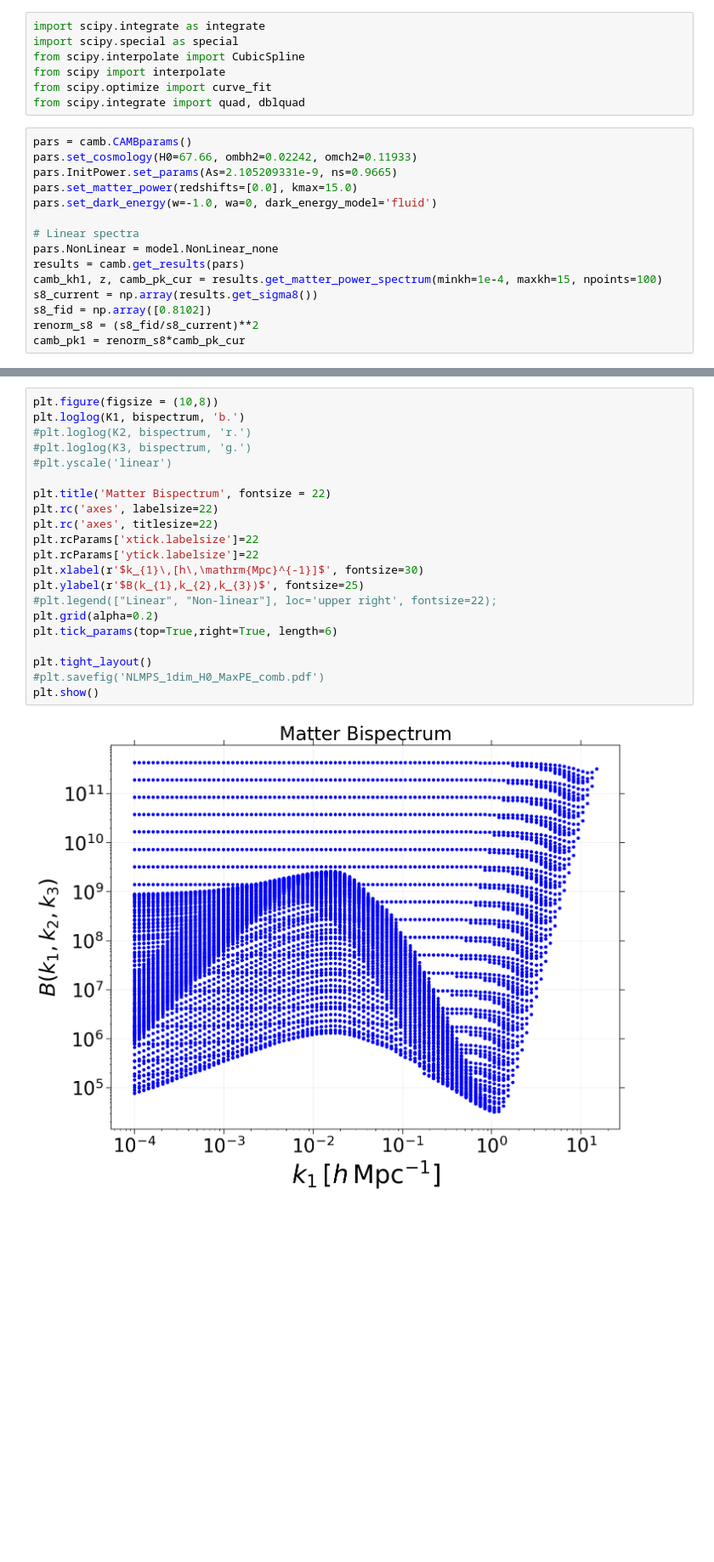
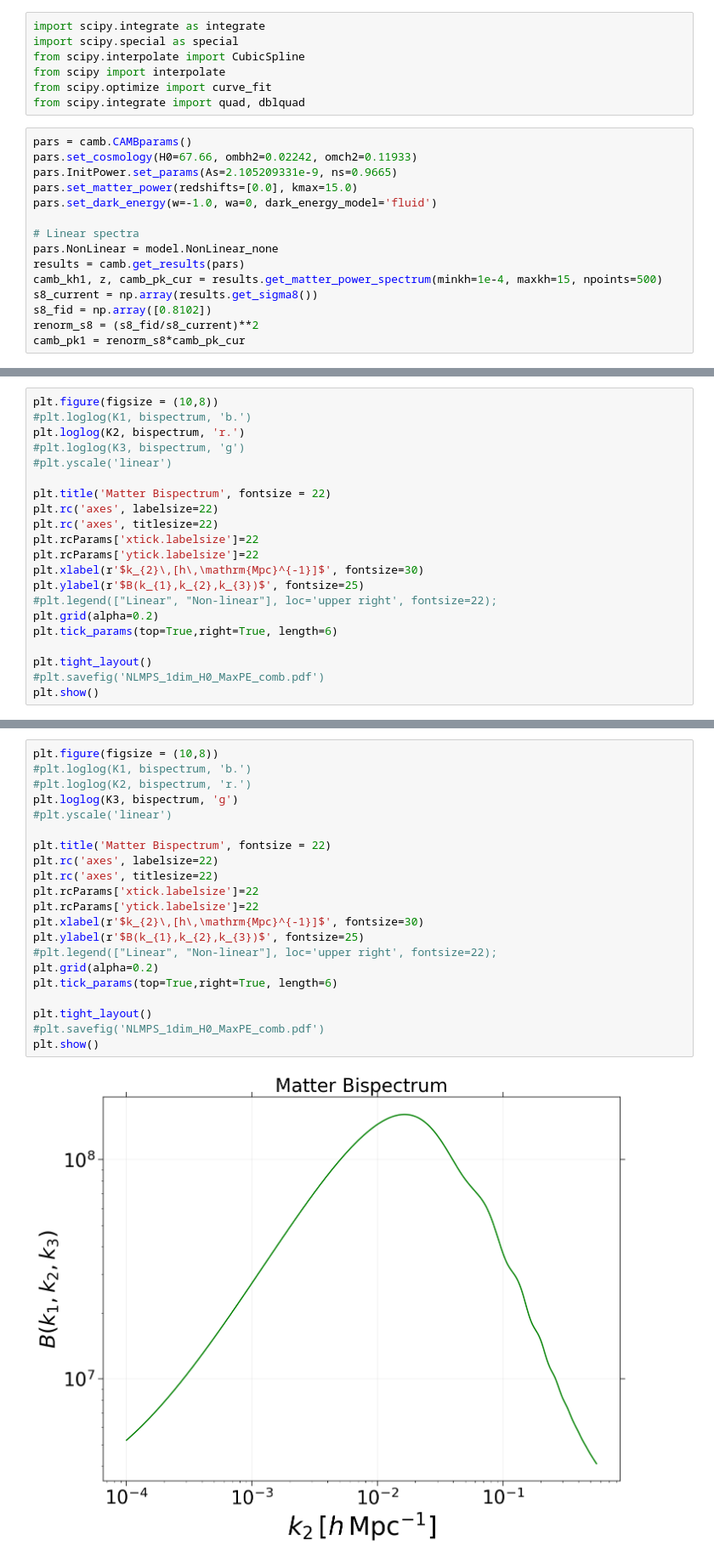
Before and after one commit to MSN64/Cosmo_Internship, a Jupyter notebook: Bispectrum/bispectrum.ipynb, the cells around one changed output, grey strips where cells are left out. Shown: that part at 85% size. Saved outputs shown, nothing was run; the diff lists cells and outputs as text; blank space fills up the shorter version.

```diff
--- a/Bispectrum/bispectrum.ipynb
+++ b/Bispectrum/bispectrum.ipynb
@@ -51,7 +51,7 @@ pars.set_dark_energy(w=-1.0, wa=0, dark_energy_model='fluid')
 # Linear spectra
 pars.NonLinear = model.NonLinear_none
 results = camb.get_results(pars)
-camb_kh1, z, camb_pk_cur = results.get_matter_power_spectrum(minkh=1e-4, maxkh=15, npoints=100)
+camb_kh1, z, camb_pk_cur = results.get_matter_power_spectrum(minkh=1e-4, maxkh=15, npoints=500)
 s8_current = np.array(results.get_sigma8())
 s8_fid = np.array([0.8102])
 renorm_s8 = (s8_fid/s8_current)**2
@@ -112,0 +214,21 @@ print(np.shape(bispectrum))
+# %%
+plt.figure(figsize = (10,8))
+#plt.loglog(K1, bispectrum, 'b.')
+plt.loglog(K2, bispectrum, 'r.')
+#plt.loglog(K3, bispectrum, 'g')
+#plt.yscale('linear')
+
+plt.title('Matter Bispectrum', fontsize = 22)
+plt.rc('axes', labelsize=22)
+plt.rc('axes', titlesize=22)
+plt.rcParams['xtick.labelsize']=22
+plt.rcParams['ytick.labelsize']=22
+plt.xlabel(r'$k_{2}\,[h\,\mathrm{Mpc}^{-1}]$', fontsize=30)
+plt.ylabel(r'$B(k_{1},k_{2},k_{3})$', fontsize=25)
+#plt.legend(["Linear", "Non-linear"], loc='upper right', fontsize=22);
+plt.grid(alpha=0.2)
+plt.tick_params(top=True,right=True, length=6)
+
+plt.tight_layout()
+#plt.savefig('NLMPS_1dim_H0_MaxPE_comb.pdf')
+plt.show()
@@ -131,23 +321,23 @@ print(bispectrum[-1])
 # %%
 plt.figure(figsize = (10,8))
-plt.loglog(K1, bispectrum, 'b.')
+#plt.loglog(K1, bispectrum, 'b.')
 #plt.loglog(K2, bispectrum, 'r.')
-#plt.loglog(K3, bispectrum, 'g.')
+plt.loglog(K3, bispectrum, 'g')
 #plt.yscale('linear')
 
 plt.title('Matter Bispectrum', fontsize = 22)
 plt.rc('axes', labelsize=22)
 plt.rc('axes', titlesize=22)
 plt.rcParams['xtick.labelsize']=22
 plt.rcParams['ytick.labelsize']=22
-plt.xlabel(r'$k_{1}\,[h\,\mathrm{Mpc}^{-1}]$', fontsize=30)
+plt.xlabel(r'$k_{2}\,[h\,\mathrm{Mpc}^{-1}]$', fontsize=30)
 plt.ylabel(r'$B(k_{1},k_{2},k_{3})$', fontsize=25)
 #plt.legend(["Linear", "Non-linear"], loc='upper right', fontsize=22);
 plt.grid(alpha=0.2)
 plt.tick_params(top=True,right=True, length=6)
 
 plt.tight_layout()
 #plt.savefig('NLMPS_1dim_H0_MaxPE_comb.pdf')
 plt.show()
 # %% [output]
-[figure, old version]
+[figure, new version]
```
Also changed, not shown: parts of 12 cells of this notebook.
